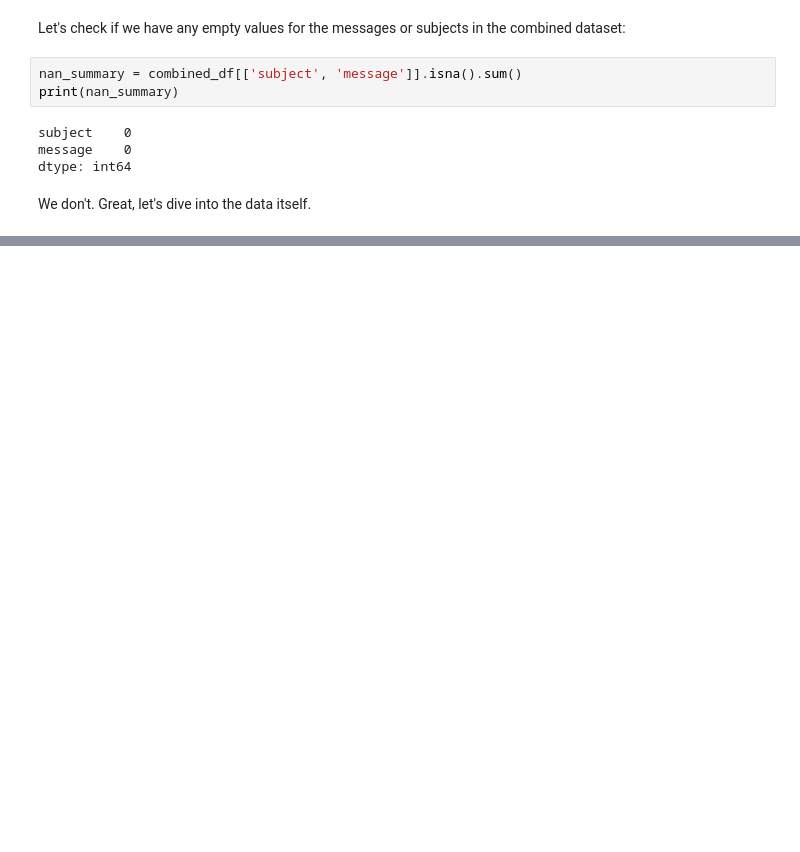
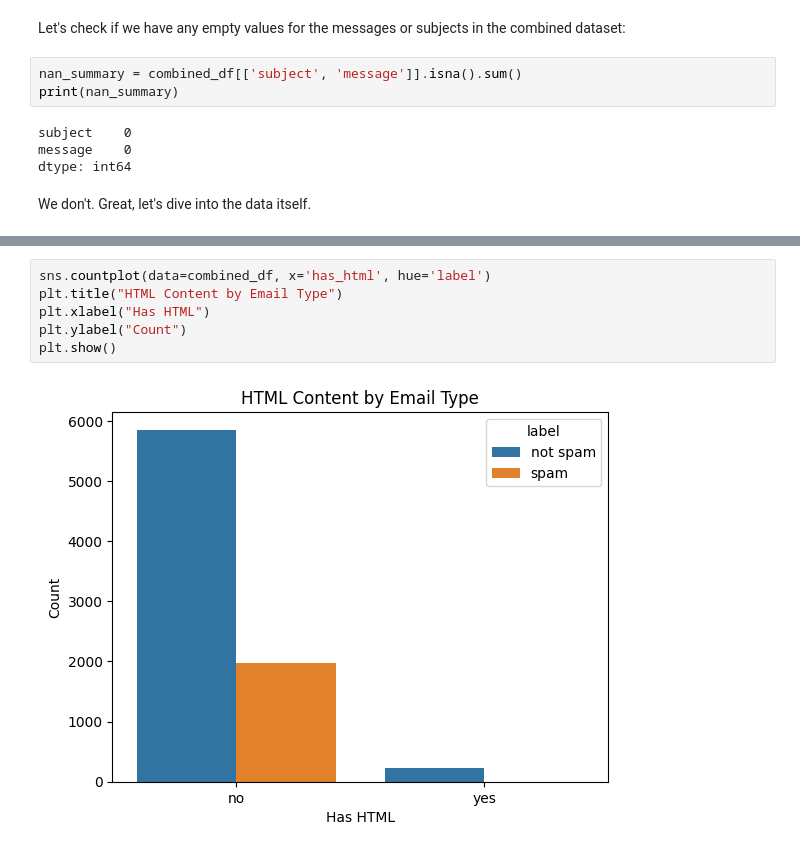
Before and after one commit to KaloyanRakov/Spam-Email-Classifier, a Jupyter notebook: Notebooks/Spam Email Classifier.ipynb, the cells around one changed output, grey strips where cells are left out. Saved outputs shown, nothing was run; the diff lists cells and outputs as text; blank space fills up the shorter version.

```diff
--- a/Notebooks/Spam Email Classifier.ipynb
+++ b/Notebooks/Spam Email Classifier.ipynb
@@ -217,0 +255,8 @@ We don't. Great, let's dive into the data itself.
+# %%
+sns.countplot(data=combined_df, x='has_html', hue='label')
+plt.title("HTML Content by Email Type")
+plt.xlabel("Has HTML")
+plt.ylabel("Count")
+plt.show()
+# %% [output]
+[figure, added]
```
Also changed, not shown: parts of 6 cells of this notebook, 3 other files.
